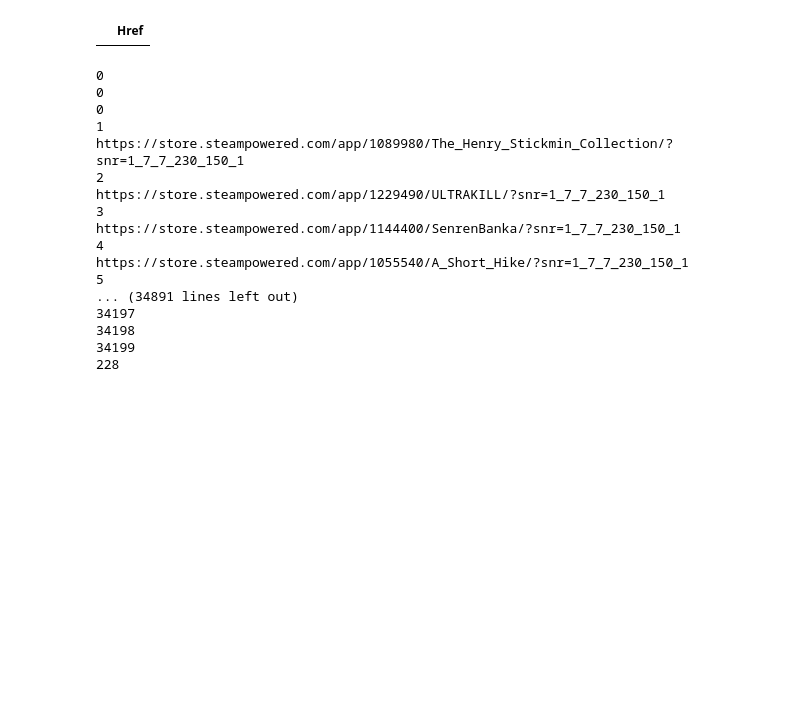
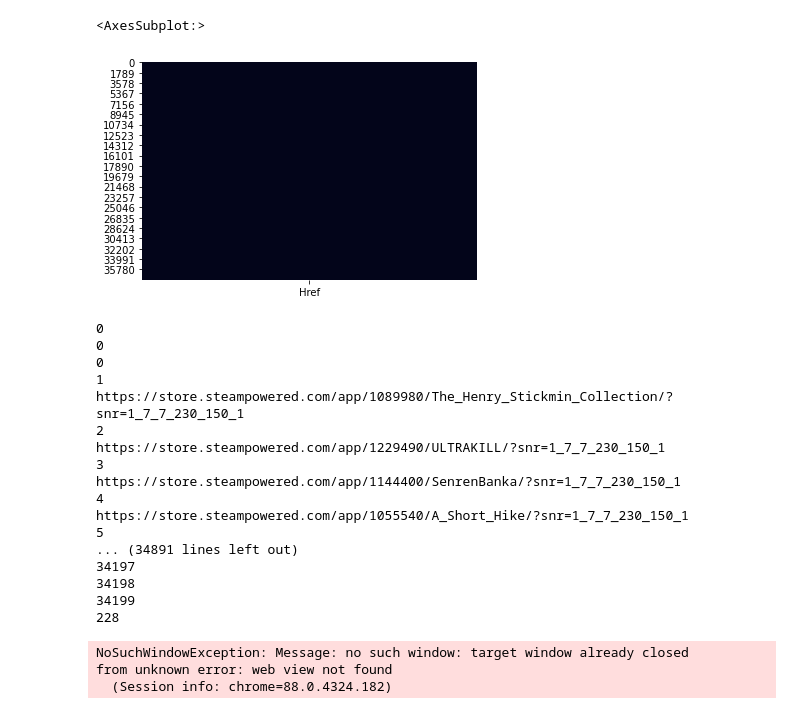
Before and after one commit to MaximeMar1in/Steam-review-prediction, a Jupyter notebook: hrefScraper.ipynb, the cells around one changed output. Saved outputs shown, nothing was run; the diff lists cells and outputs as text; code cells hidden in the pictures; blank space fills up the shorter version.

Commit message:
updated hrefScraper

```diff
--- a/hrefScraper.ipynb
+++ b/hrefScraper.ipynb
@@ -49,9 +68,10 @@ with open('steam_href_user_review5.csv', 'a') as csvfile:
     filewriter.writerow(['Href'])
 # %%
 href3_steam = pd.read_csv('steam_href_user_review5.csv')
-href3_steam
+sns.heatmap(href3_steam.isnull(), cbar=False)
 # %% [output]
-|  | Href |
+<AxesSubplot:>
+[figure, added]
 # %%
 #Getting all the game links from a specific steam page
 #TimeoutException: Message: timeout: Timed out receiving message from renderer: 300.000
@@ -62,17 +82,6 @@ driver = webdriver.Chrome(PATH)
 driver.get(url)
 listing_links = []
 nbsHrefPerPage = -150
-'''for k in range(10000):
-    driver.execute_script("window.scrollTo(0,document.body.scrollHeight)")
-    #time.sleep(0.5)
-    driver.execute_script("window.scrollTo(0,document.body.scrollHeight)")
-    #time.sleep(0.5)
-    driver.execute_script("window.scrollTo(0,document.body.scrollHeight)")
-    #y_relative_coord = question.location['y']
-    #print(y_relative_coord)
-    driver.execute_script("window.scrollTo(0,1)")
-
-    time.sleep(0.5)'''
 location = 0
 y = 0
 for i in range(10000):
@@ -121,6 +130,9 @@ https://store.steampowered.com/app/1055540/A_Short_Hike/?snr=1_7_7_230_150_1
 34198
 34199
 228
+NoSuchWindowException: Message: no such window: target window already closed
+from unknown error: web view not found
+  (Session info: chrome=88.0.4324.182)
 # %%
 df4 = pd.read_csv('steam_href_user_review.csv')
 df4
```
Also changed, not shown: parts of 4 cells of this notebook.
